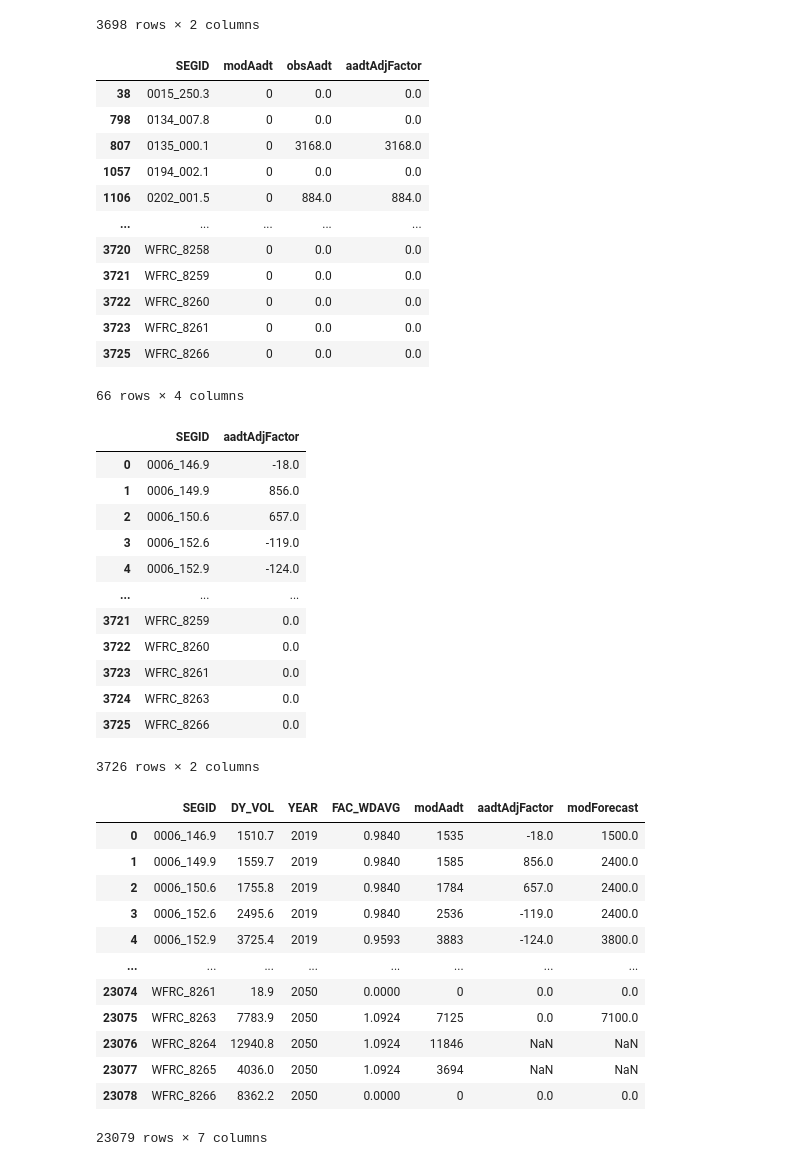
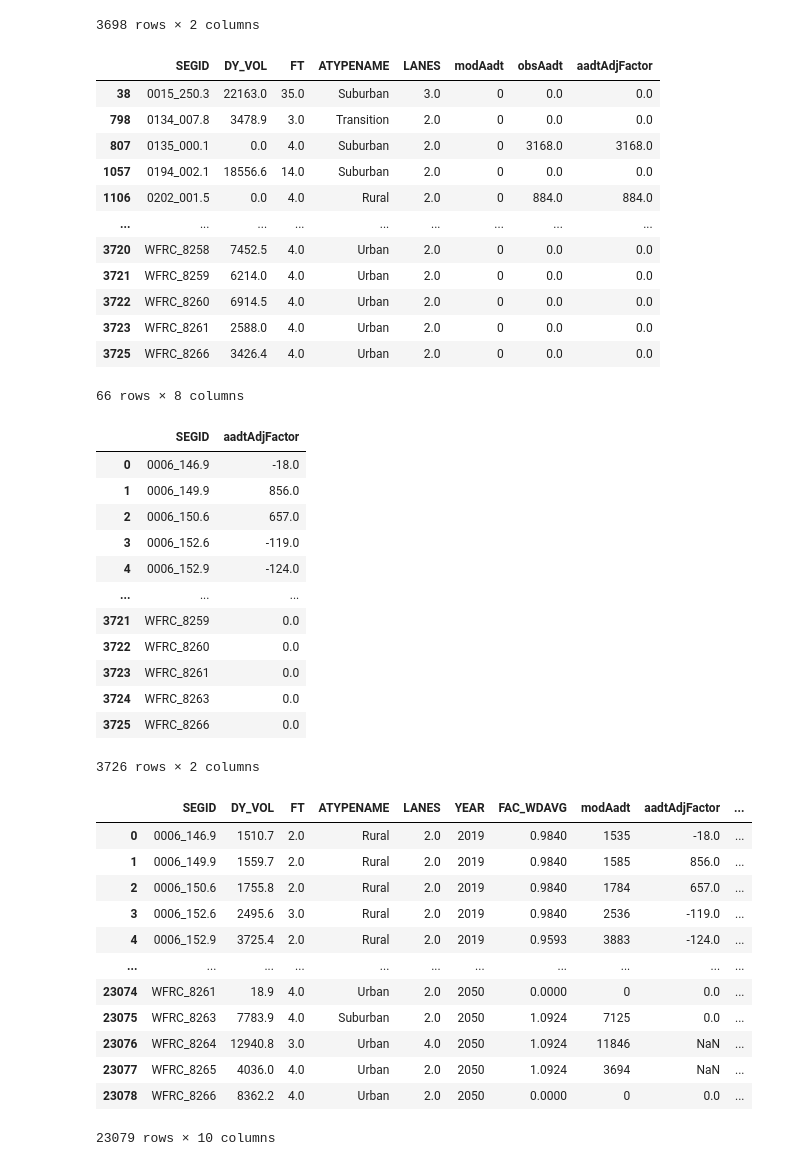
Before and after one commit to WFRCAnalytics/Traffic-Volume-Forecasts, a Jupyter notebook: 3-Prepare-Model-Forecasts.ipynb, the cells around one changed output. Drawn from its saved outputs; the diff is of its cells as text; code cells hidden in the pictures.

Commit message:
Add additional model fields to table under chart

```diff
--- a/3-Prepare-Model-Forecasts.ipynb
+++ b/3-Prepare-Model-Forecasts.ipynb
@@ -16,7 +16,7 @@ dfModelSegSummaries = pd.DataFrame( [
 #display(dfModelSegSummaries)
 
 # seg summary fields to be useds
-use_fields = ['SEGID','DY_VOL']
+use_fields = ['SEGID','DY_VOL','FT','ATYPENAME','LANES']
 
 # segment shapefile with AADT and previous forecasts - copied from 'A:/1 - TDM/3 - Model Dev/1 - WF/1 - Official Release/v9x/v9.0/WF TDM v9.0 - official/1_Inputs/6_Segment/Segments_WF - 2023-08-01.shp'
 fnSegmentsShapefile = 'data/segments/Segments_WF - 2023-08-01.shp'
@@ -191,33 +191,33 @@ display(dfObsAadt_BaseYear)
 # %%
 # CALCULATE ADJUSTMENT FACTOR FROM BASE YEAR MODEL VS OBSERVED
 dfModAadt_BaseYear = dfModAadt[dfModAadt['YEAR']==2019]
 
-_df = pd.DataFrame.merge(dfModAadt_BaseYear[['SEGID','modAadt']], dfObsAadt_BaseYear[['SEGID','obsAadt']], on='SEGID', how='left')
+_df = pd.DataFrame.merge(dfModAadt_BaseYear[use_fields + ['modAadt']], dfObsAadt_BaseYear[['SEGID','obsAadt']], on='SEGID', how='left')
 _df.fillna(0,inplace=True)
 
 _df['aadtAdjFactor'] = _df['obsAadt'] - _df['modAadt']
 
 _df.loc[(_df['obsAadt']==0), 'aadtAdjFactor'] = 0
 
 display(_df[_df['modAadt']==0])
 
 dfModAdjFactor = _df[['SEGID','aadtAdjFactor']]
 
 display(dfModAdjFactor)
 # %% [output]
-|  | SEGID | modAadt | obsAadt | aadtAdjFactor |
-| 38 | 0015_250.3 | 0 | 0.0 | 0.0 |
-| 798 | 0134_007.8 | 0 | 0.0 | 0.0 |
-| 807 | 0135_000.1 | 0 | 3168.0 | 3168.0 |
-| 1057 | 0194_002.1 | 0 | 0.0 | 0.0 |
-| 1106 | 0202_001.5 | 0 | 884.0 | 884.0 |
-| ... | ... | ... | ... | ... |
-| 3720 | WFRC_8258 | 0 | 0.0 | 0.0 |
-| 3721 | WFRC_8259 | 0 | 0.0 | 0.0 |
-| 3722 | WFRC_8260 | 0 | 0.0 | 0.0 |
-| 3723 | WFRC_8261 | 0 | 0.0 | 0.0 |
-| 3725 | WFRC_8266 | 0 | 0.0 | 0.0 |
+|  | SEGID | DY_VOL | FT | ATYPENAME | LANES | modAadt | obsAadt | aadtAdjFactor |
+| 38 | 0015_250.3 | 22163.0 | 35.0 | Suburban | 3.0 | 0 | 0.0 | 0.0 |
+| 798 | 0134_007.8 | 3478.9 | 3.0 | Transition | 2.0 | 0 | 0.0 | 0.0 |
+| 807 | 0135_000.1 | 0.0 | 4.0 | Suburban | 2.0 | 0 | 3168.0 | 3168.0 |
+| 1057 | 0194_002.1 | 18556.6 | 14.0 | Suburban | 2.0 | 0 | 0.0 | 0.0 |
+| 1106 | 0202_001.5 | 0.0 | 4.0 | Rural | 2.0 | 0 | 884.0 | 884.0 |
+| ... | ... | ... | ... | ... | ... | ... | ... | ... |
+| 3720 | WFRC_8258 | 7452.5 | 4.0 | Urban | 2.0 | 0 | 0.0 | 0.0 |
+| 3721 | WFRC_8259 | 6214.0 | 4.0 | Urban | 2.0 | 0 | 0.0 | 0.0 |
+| 3722 | WFRC_8260 | 6914.5 | 4.0 | Urban | 2.0 | 0 | 0.0 | 0.0 |
+| 3723 | WFRC_8261 | 2588.0 | 4.0 | Urban | 2.0 | 0 | 0.0 | 0.0 |
+| 3725 | WFRC_8266 | 3426.4 | 4.0 | Urban | 2.0 | 0 | 0.0 | 0.0 |
-66 rows × 4 columns
+66 rows × 8 columns
 |  | SEGID | aadtAdjFactor |
 | 0 | 0006_146.9 | -18.0 |
 | 1 | 0006_149.9 | 856.0 |
@@ -261,19 +261,19 @@ dfModWithAdj
 
 #dfModWithAdjNo2019
 # %% [output]
-|  | SEGID | DY_VOL | YEAR | FAC_WDAVG | modAadt | aadtAdjFactor | modForecast |
-| 0 | 0006_146.9 | 1510.7 | 2019 | 0.9840 | 1535 | -18.0 | 1500.0 |
-| 1 | 0006_149.9 | 1559.7 | 2019 | 0.9840 | 1585 | 856.0 | 2400.0 |
-| 2 | 0006_150.6 | 1755.8 | 2019 | 0.9840 | 1784 | 657.0 | 2400.0 |
-| 3 | 0006_152.6 | 2495.6 | 2019 | 0.9840 | 2536 | -119.0 | 2400.0 |
-| 4 | 0006_152.9 | 3725.4 | 2019 | 0.9593 | 3883 | -124.0 | 3800.0 |
-| ... | ... | ... | ... | ... | ... | ... | ... |
-| 23074 | WFRC_8261 | 18.9 | 2050 | 0.0000 | 0 | 0.0 | 0.0 |
-| 23075 | WFRC_8263 | 7783.9 | 2050 | 1.0924 | 7125 | 0.0 | 7100.0 |
-| 23076 | WFRC_8264 | 12940.8 | 2050 | 1.0924 | 11846 | NaN | NaN |
-| 23077 | WFRC_8265 | 4036.0 | 2050 | 1.0924 | 3694 | NaN | NaN |
-| 23078 | WFRC_8266 | 8362.2 | 2050 | 0.0000 | 0 | 0.0 | 0.0 |
+|  | SEGID | DY_VOL | FT | ATYPENAME | LANES | YEAR | FAC_WDAVG | modAadt | aadtAdjFactor | ... |
+| 0 | 0006_146.9 | 1510.7 | 2.0 | Rural | 2.0 | 2019 | 0.9840 | 1535 | -18.0 | ... |
+| 1 | 0006_149.9 | 1559.7 | 2.0 | Rural | 2.0 | 2019 | 0.9840 | 1585 | 856.0 | ... |
+| 2 | 0006_150.6 | 1755.8 | 2.0 | Rural | 2.0 | 2019 | 0.9840 | 1784 | 657.0 | ... |
+| 3 | 0006_152.6 | 2495.6 | 3.0 | Rural | 2.0 | 2019 | 0.9840 | 2536 | -119.0 | ... |
+| 4 | 0006_152.9 | 3725.4 | 2.0 | Rural | 2.0 | 2019 | 0.9593 | 3883 | -124.0 | ... |
+| ... | ... | ... | ... | ... | ... | ... | ... | ... | ... | ... |
+| 23074 | WFRC_8261 | 18.9 | 4.0 | Urban | 2.0 | 2050 | 0.0000 | 0 | 0.0 | ... |
+| 23075 | WFRC_8263 | 7783.9 | 4.0 | Suburban | 2.0 | 2050 | 1.0924 | 7125 | 0.0 | ... |
+| 23076 | WFRC_8264 | 12940.8 | 3.0 | Urban | 4.0 | 2050 | 1.0924 | 11846 | NaN | ... |
+| 23077 | WFRC_8265 | 4036.0 | 4.0 | Urban | 2.0 | 2050 | 1.0924 | 3694 | NaN | ... |
+| 23078 | WFRC_8266 | 8362.2 | 4.0 | Urban | 2.0 | 2050 | 0.0000 | 0 | 0.0 | ... |
-23079 rows × 7 columns
+23079 rows × 10 columns
 # %%
 # check if base year adjusted equals base year observed
 
```
Also changed, not shown: parts of 5 cells of this notebook, 8 other files.
